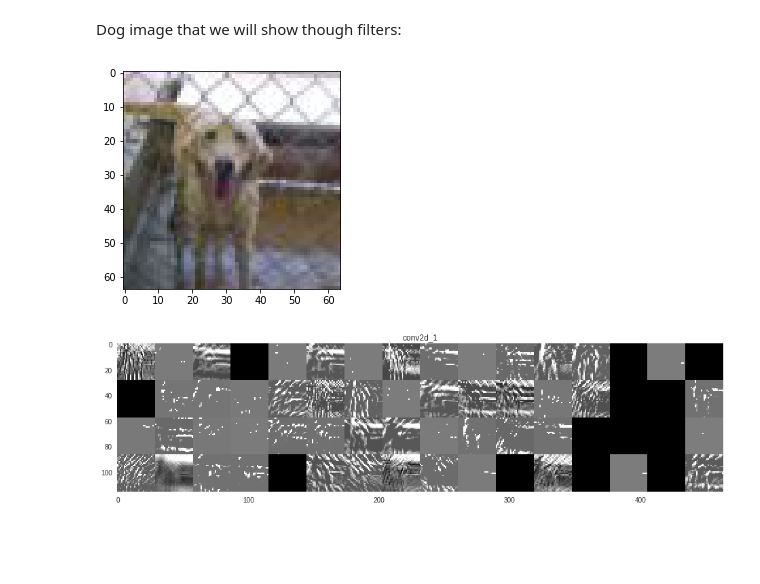
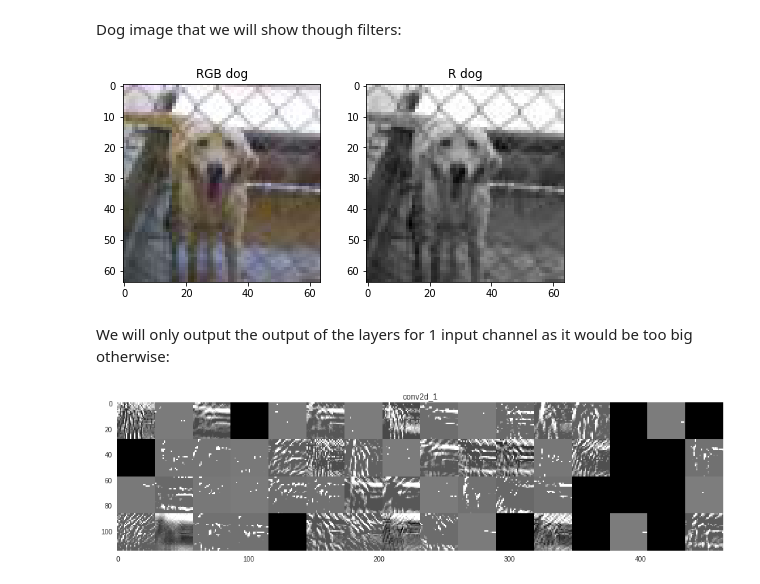
Before and after one commit to achehire/Deep_1_AC_AN_PW, a Jupyter notebook: Part3/Kaggle_Best.ipynb, the cells around one changed output. Cells and saved outputs as stored; diff of their text form; code cells hidden in the pictures; blank space fills up the shorter version.

```diff
--- a/Part3/Kaggle_Best.ipynb
+++ b/Part3/Kaggle_Best.ipynb
@@ -677,11 +707,24 @@ Trying with the image of a dog instead:
 activations = activation_model.predict(fetch_image('4', 'test').reshape(1, 64, 64, 3)) #  We want the output of the layers for a given image (here it's a dog)
 # %% [markdown]
 Dog image that we will show though filters:
-# %%
-plt.imshow(fetch_image('4', 'test'))
-plt.show()
-# %% [output]
-[figure, removed]
+# %%
+im = fetch_image('4', 'test')
+
+plt.figure(figsize=(8, 8))
+
+plt.subplot(2, 2, 1)
+plt.imshow(im)
+plt.title('RGB dog')
+
+for i, c in enumerate(['R', 'G', 'B'][:1]):
+    plt.subplot(2, 2, 2+i)
+    plt.imshow(im.transpose()[i].transpose(), cmap=plt.cm.gray)
+    plt.title(c+' dog')
+plt.show()
+# %% [output]
+[figure, added]
+# %% [markdown]
+We will only output the output of the layers for 1 input channel as it would be too big otherwise:
 # %%
 layer_names = []
 for layer in mod.model.layers[:6]:
```
Also changed, not shown: parts of 8 cells of this notebook.
